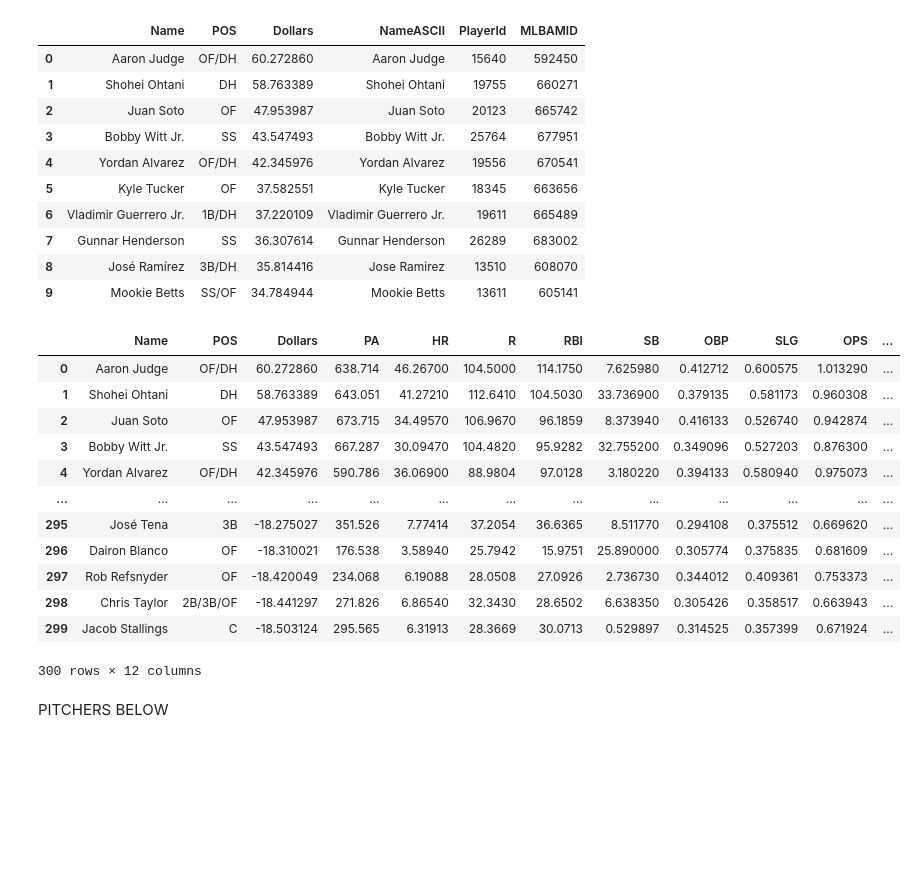
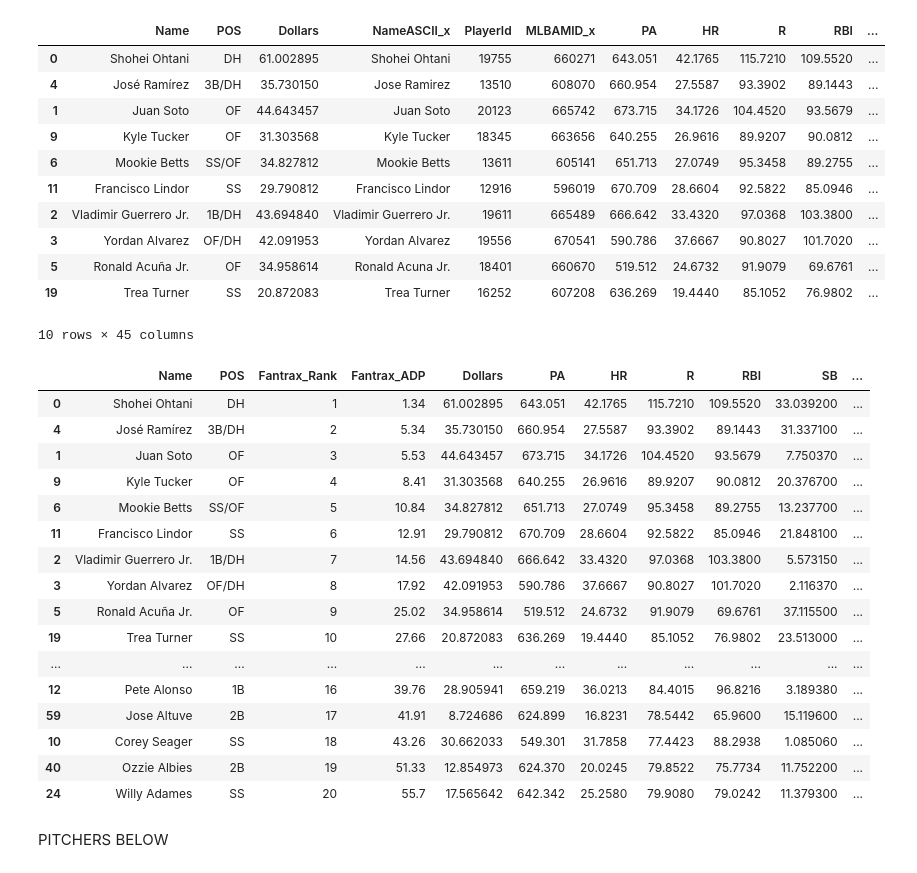
Before and after one commit to rmurnane94/Baseball2025, a Jupyter notebook: FantasyBaseball2025Prep.ipynb, the cells around one changed output. Saved outputs shown, nothing was run; the diff lists cells and outputs as text; code cells hidden in the pictures; blank space fills up the shorter version.

```diff
--- a/FantasyBaseball2025Prep.ipynb
+++ b/FantasyBaseball2025Prep.ipynb
@@ -8,36 +8,53 @@ ATC_batter_projections_simplified = ATC_batter_projections.drop(columns = ['Name
                                                             'wRC+', 'Team', 'ADP'])
 ATC_batter_values_simplified = ATC_batter_values.drop(columns = ['Team', 'ADP', 'PA', 'mRBI', 'mR', 'mSB', 'mHR', 'mOBP', 'mSLG', 'PTS', 'aPOS'])
 joined_ATC = ATC_batter_values_simplified.merge(ATC_batter_projections_simplified, left_on='PlayerId', right_on='PlayerId')
+# %%
+BatX_batter_projections = pandas.read_csv('Data/BatX_batter_projections.csv')
+BatX_batter_values = pandas.read_csv('Data/BatX_batter_values.csv')
+BatX_batter_projections_simplified = BatX_batter_projections.drop(columns = ['Name','G', 'AB', 'H', '1B', '2B', '3B', 'BB', 'SO', 'HBP', 'SF', 'SH', 'GDP', 'CS', 'BB%', 'IBB', 'K%', 'BB/K', 'ISO', 'BABIP', 'AVG', 'InterSD', 'InterSK', 'IntraSD', 'Spd', 'UBR', 'wSB', 'wRC', 'wRAA', 'BsR', 'Fld', 'Off', 'Def', 'WAR',
+                                                            'wRC+', 'Team', 'ADP'])
+BatX_batter_values_simplified = BatX_batter_values.drop(columns = ['Team', 'ADP', 'PA', 'mRBI', 'mR', 'mSB', 'mHR', 'mOBP', 'mSLG', 'PTS', 'aPOS'])
+joined_BatX = BatX_batter_values_simplified.merge(BatX_batter_projections_simplified, left_on='PlayerId', right_on='PlayerId')
+# %%
+fantrax_hitters = pandas.read_csv('Data/Fantrax_hitters.csv')
+fantrax_hitters = fantrax_hitters[['Player', 'ADP']]
+fantrax_hitters['Fantrax_Rank'] = range(1, len(fantrax_hitters) + 1)
+
+# hitters_fantrax_ranks = joined_ATC.merge(fantrax_hitters, left_on='NameASCII_y', right_on='Player').rename(columns={'ADP': 'Fantrax_ADP'})
+hitters_fantrax_ranks = joined_BatX.merge(fantrax_hitters, left_on='NameASCII_y', right_on='Player').rename(columns={'ADP': 'Fantrax_ADP'})
 # %%
-ATC_batter_values_simplified.head(10)
+hitters_fantrax_ranks.sort_values('Fantrax_Rank').head(10)
 # %% [output]
-|  | Name | POS | Dollars | NameASCII | PlayerId | MLBAMID |
-| 0 | Aaron Judge | OF/DH | 60.272860 | Aaron Judge | 15640 | 592450 |
-| 1 | Shohei Ohtani | DH | 58.763389 | Shohei Ohtani | 19755 | 660271 |
-| 2 | Juan Soto | OF | 47.953987 | Juan Soto | 20123 | 665742 |
-| 3 | Bobby Witt Jr. | SS | 43.547493 | Bobby Witt Jr. | 25764 | 677951 |
-| 4 | Yordan Alvarez | OF/DH | 42.345976 | Yordan Alvarez | 19556 | 670541 |
-| 5 | Kyle Tucker | OF | 37.582551 | Kyle Tucker | 18345 | 663656 |
-| 6 | Vladimir Guerrero Jr. | 1B/DH | 37.220109 | Vladimir Guerrero Jr. | 19611 | 665489 |
-| 7 | Gunnar Henderson | SS | 36.307614 | Gunnar Henderson | 26289 | 683002 |
-| 8 | José Ramírez | 3B/DH | 35.814416 | Jose Ramirez | 13510 | 608070 |
-| 9 | Mookie Betts | SS/OF | 34.784944 | Mookie Betts | 13611 | 605141 |
+|  | Name | POS | Dollars | NameASCII_x | PlayerId | MLBAMID_x | PA | HR | R | RBI | ... |
+| 0 | Shohei Ohtani | DH | 61.002895 | Shohei Ohtani | 19755 | 660271 | 643.051 | 42.1765 | 115.7210 | 109.5520 | ... |
+| 4 | José Ramírez | 3B/DH | 35.730150 | Jose Ramirez | 13510 | 608070 | 660.954 | 27.5587 | 93.3902 | 89.1443 | ... |
+| 1 | Juan Soto | OF | 44.643457 | Juan Soto | 20123 | 665742 | 673.715 | 34.1726 | 104.4520 | 93.5679 | ... |
+| 9 | Kyle Tucker | OF | 31.303568 | Kyle Tucker | 18345 | 663656 | 640.255 | 26.9616 | 89.9207 | 90.0812 | ... |
+| 6 | Mookie Betts | SS/OF | 34.827812 | Mookie Betts | 13611 | 605141 | 651.713 | 27.0749 | 95.3458 | 89.2755 | ... |
+| 11 | Francisco Lindor | SS | 29.790812 | Francisco Lindor | 12916 | 596019 | 670.709 | 28.6604 | 92.5822 | 85.0946 | ... |
+| 2 | Vladimir Guerrero Jr. | 1B/DH | 43.694840 | Vladimir Guerrero Jr. | 19611 | 665489 | 666.642 | 33.4320 | 97.0368 | 103.3800 | ... |
+| 3 | Yordan Alvarez | OF/DH | 42.091953 | Yordan Alvarez | 19556 | 670541 | 590.786 | 37.6667 | 90.8027 | 101.7020 | ... |
+| 5 | Ronald Acuña Jr. | OF | 34.958614 | Ronald Acuna Jr. | 18401 | 660670 | 519.512 | 24.6732 | 91.9079 | 69.6761 | ... |
+| 19 | Trea Turner | SS | 20.872083 | Trea Turner | 16252 | 607208 | 636.269 | 19.4440 | 85.1052 | 76.9802 | ... |
+10 rows × 45 columns
 # %%
-final_ATC = joined_ATC[['Name', 'POS', 'Dollars', 'PA', 'HR', 'R', 'RBI', 'SB', 'OBP', 'SLG', 'OPS','wOBA']]
-final_ATC.sort_values(by=['Dollars'])
-final_ATC = final_ATC.head(300)
-final_ATC
+updated_hitters = hitters_fantrax_ranks[['Name', 'POS', 'Fantrax_Rank', 'Fantrax_ADP', 'Dollars', 'PA', 'HR', 'R', 'RBI', 'SB', 'OBP', 'SLG', 'OPS','wOBA']]
+updated_hitters.sort_values(by=['Fantrax_Rank']).head(20)
 # %% [output]
-|  | Name | POS | Dollars | PA | HR | R | RBI | SB | OBP | SLG | OPS | ... |
-| 0 | Aaron Judge | OF/DH | 60.272860 | 638.714 | 46.26700 | 104.5000 | 114.1750 | 7.625980 | 0.412712 | 0.600575 | 1.013290 | ... |
-| 1 | Shohei Ohtani | DH | 58.763389 | 643.051 | 41.27210 | 112.6410 | 104.5030 | 33.736900 | 0.379135 | 0.581173 | 0.960308 | ... |
-| 2 | Juan Soto | OF | 47.953987 | 673.715 | 34.49570 | 106.9670 | 96.1859 | 8.373940 | 0.416133 | 0.526740 | 0.942874 | ... |
-| 3 | Bobby Witt Jr. | SS | 43.547493 | 667.287 | 30.09470 | 104.4820 | 95.9282 | 32.755200 | 0.349096 | 0.527203 | 0.876300 | ... |
-| 4 | Yordan Alvarez | OF/DH | 42.345976 | 590.786 | 36.06900 | 88.9804 | 97.0128 | 3.180220 | 0.394133 | 0.580940 | 0.975073 | ... |
-| ... | ... | ... | ... | ... | ... | ... | ... | ... | ... | ... | ... | ... |
-| 295 | José Tena | 3B | -18.275027 | 351.526 | 7.77414 | 37.2054 | 36.6365 | 8.511770 | 0.294108 | 0.375512 | 0.669620 | ... |
-| 296 | Dairon Blanco | OF | -18.310021 | 176.538 | 3.58940 | 25.7942 | 15.9751 | 25.890000 | 0.305774 | 0.375835 | 0.681609 | ... |
-| 297 | Rob Refsnyder | OF | -18.420049 | 234.068 | 6.19088 | 28.0508 | 27.0926 | 2.736730 | 0.344012 | 0.409361 | 0.753373 | ... |
-| 298 | Chris Taylor | 2B/3B/OF | -18.441297 | 271.826 | 6.86540 | 32.3430 | 28.6502 | 6.638350 | 0.305426 | 0.358517 | 0.663943 | ... |
-| 299 | Jacob Stallings | C | -18.503124 | 295.565 | 6.31913 | 28.3669 | 30.0713 | 0.529897 | 0.314525 | 0.357399 | 0.671924 | ... |
+|  | Name | POS | Fantrax_Rank | Fantrax_ADP | Dollars | PA | HR | R | RBI | SB | ... |
+| 0 | Shohei Ohtani | DH | 1 | 1.34 | 61.002895 | 643.051 | 42.1765 | 115.7210 | 109.5520 | 33.039200 | ... |
+| 4 | José Ramírez | 3B/DH | 2 | 5.34 | 35.730150 | 660.954 | 27.5587 | 93.3902 | 89.1443 | 31.337100 | ... |
+| 1 | Juan Soto | OF | 3 | 5.53 | 44.643457 | 673.715 | 34.1726 | 104.4520 | 93.5679 | 7.750370 | ... |
+| 9 | Kyle Tucker | OF | 4 | 8.41 | 31.303568 | 640.255 | 26.9616 | 89.9207 | 90.0812 | 20.376700 | ... |
+| 6 | Mookie Betts | SS/OF | 5 | 10.84 | 34.827812 | 651.713 | 27.0749 | 95.3458 | 89.2755 | 13.237700 | ... |
+| 11 | Francisco Lindor | SS | 6 | 12.91 | 29.790812 | 670.709 | 28.6604 | 92.5822 | 85.0946 | 21.848100 | ... |
+| 2 | Vladimir Guerrero Jr. | 1B/DH | 7 | 14.56 | 43.694840 | 666.642 | 33.4320 | 97.0368 | 103.3800 | 5.573150 | ... |
+| 3 | Yordan Alvarez | OF/DH | 8 | 17.92 | 42.091953 | 590.786 | 37.6667 | 90.8027 | 101.7020 | 2.116370 | ... |
+| 5 | Ronald Acuña Jr. | OF | 9 | 25.02 | 34.958614 | 519.512 | 24.6732 | 91.9079 | 69.6761 | 37.115500 | ... |
+| 19 | Trea Turner | SS | 10 | 27.66 | 20.872083 | 636.269 | 19.4440 | 85.1052 | 76.9802 | 23.513000 | ... |
+| ... | ... | ... | ... | ... | ... | ... | ... | ... | ... | ... | ... |
+| 12 | Pete Alonso | 1B | 16 | 39.76 | 28.905941 | 659.219 | 36.0213 | 84.4015 | 96.8216 | 3.189380 | ... |
+| 59 | Jose Altuve | 2B | 17 | 41.91 | 8.724686 | 624.899 | 16.8231 | 78.5442 | 65.9600 | 15.119600 | ... |
+| 10 | Corey Seager | SS | 18 | 43.26 | 30.662033 | 549.301 | 31.7858 | 77.4423 | 88.2938 | 1.085060 | ... |
+| 40 | Ozzie Albies | 2B | 19 | 51.33 | 12.854973 | 624.370 | 20.0245 | 79.8522 | 75.7734 | 11.752200 | ... |
+| 24 | Willy Adames | SS | 20 | 55.7 | 17.565642 | 642.342 | 25.2580 | 79.9080 | 79.0242 | 11.379300 | ... |
-300 rows × 12 columns
```
Also changed, not shown: parts of 11 cells of this notebook, 6 other files.
